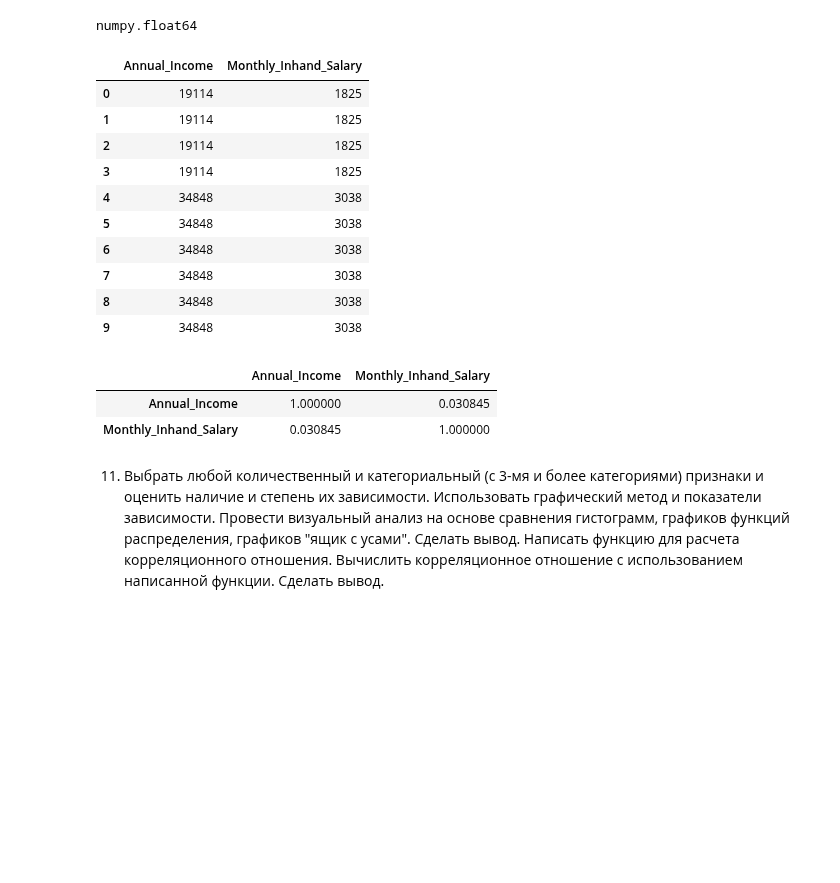
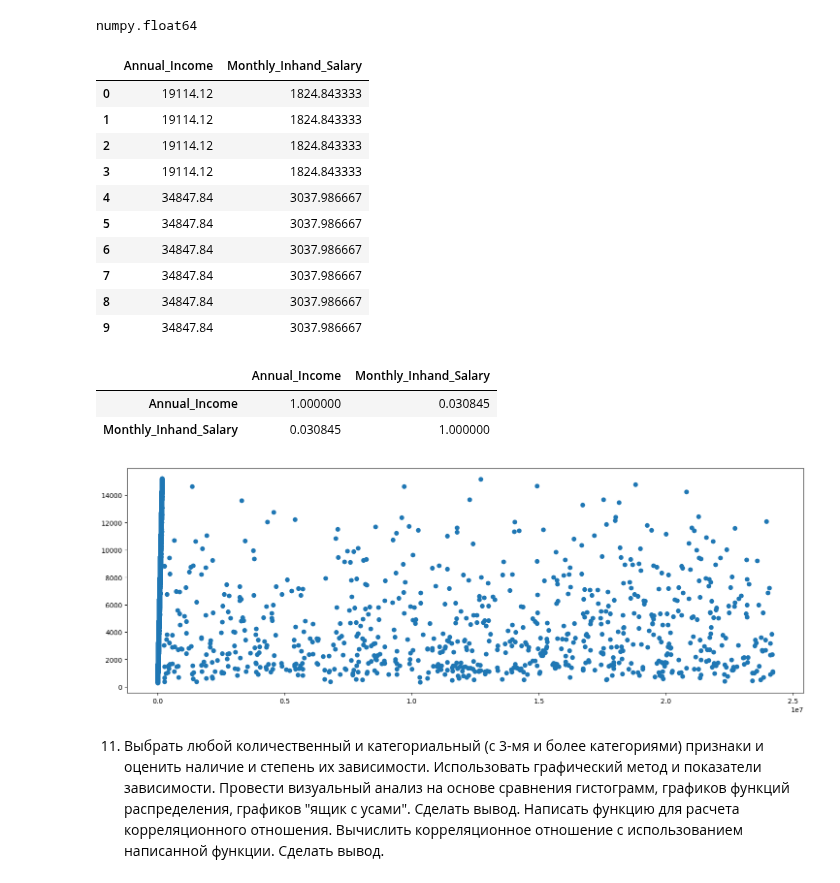
Before and after one commit to Ghukii/TMP-4sem-, a Jupyter notebook: Задание_6/Задание_6_13.ipynb, the cells around one changed output. Cells and saved outputs as stored; diff of their text form; code cells hidden in the pictures; blank space fills up the shorter version.

```diff
--- a/Задание_6/Задание_6_13.ipynb
+++ b/Задание_6/Задание_6_13.ipynb
@@ -1044,27 +1044,32 @@ tmp['Annual_Income'] = tmp['Annual_Income'].astype(np.float64)
 # %%
 tmp['Monthly_Inhand_Salary'] = np.round(tmp['Monthly_Inhand_Salary'], decimals=0)
 tmp['Annual_Income'] = np.round(tmp['Annual_Income'], decimals=0)
-tmp = tmp.astype(np.int64)
 # %%
 tmp.head(10)
 # %% [output]
 |  | Annual_Income | Monthly_Inhand_Salary |
-| 0 | 19114 | 1825 |
-| 1 | 19114 | 1825 |
-| 2 | 19114 | 1825 |
-| 3 | 19114 | 1825 |
-| 4 | 34848 | 3038 |
-| 5 | 34848 | 3038 |
-| 6 | 34848 | 3038 |
-| 7 | 34848 | 3038 |
-| 8 | 34848 | 3038 |
-| 9 | 34848 | 3038 |
+| 0 | 19114.12 | 1824.843333 |
+| 1 | 19114.12 | 1824.843333 |
+| 2 | 19114.12 | 1824.843333 |
+| 3 | 19114.12 | 1824.843333 |
+| 4 | 34847.84 | 3037.986667 |
+| 5 | 34847.84 | 3037.986667 |
+| 6 | 34847.84 | 3037.986667 |
+| 7 | 34847.84 | 3037.986667 |
+| 8 | 34847.84 | 3037.986667 |
+| 9 | 34847.84 | 3037.986667 |
+# %%
+tmp.corr()
+# %% [output]
+|  | Annual_Income | Monthly_Inhand_Salary |
+| Annual_Income | 1.000000 | 0.030845 |
+| Monthly_Inhand_Salary | 0.030845 | 1.000000 |
 # %%
-tmp.corr()
+plt.figure(figsize=(18, 6))
+plt.scatter(tmp['Annual_Income'], tmp['Monthly_Inhand_Salary'])
+plt.show()
 # %% [output]
-|  | Annual_Income | Monthly_Inhand_Salary |
-| Annual_Income | 1.000000 | 0.030845 |
-| Monthly_Inhand_Salary | 0.030845 | 1.000000 |
+[figure, added]
 # %% [markdown]
 11. Выбрать любой количественный и категориальный (с 3-мя и более категориями) признаки и оценить наличие и степень их зависимости. Использовать графический метод и показатели зависимости.
 Провести визуальный анализ на основе сравнения гистограмм, графиков функций распределения, графиков "ящик с усами". Сделать вывод.
```
Also changed, not shown: parts of 5 cells of this notebook.
